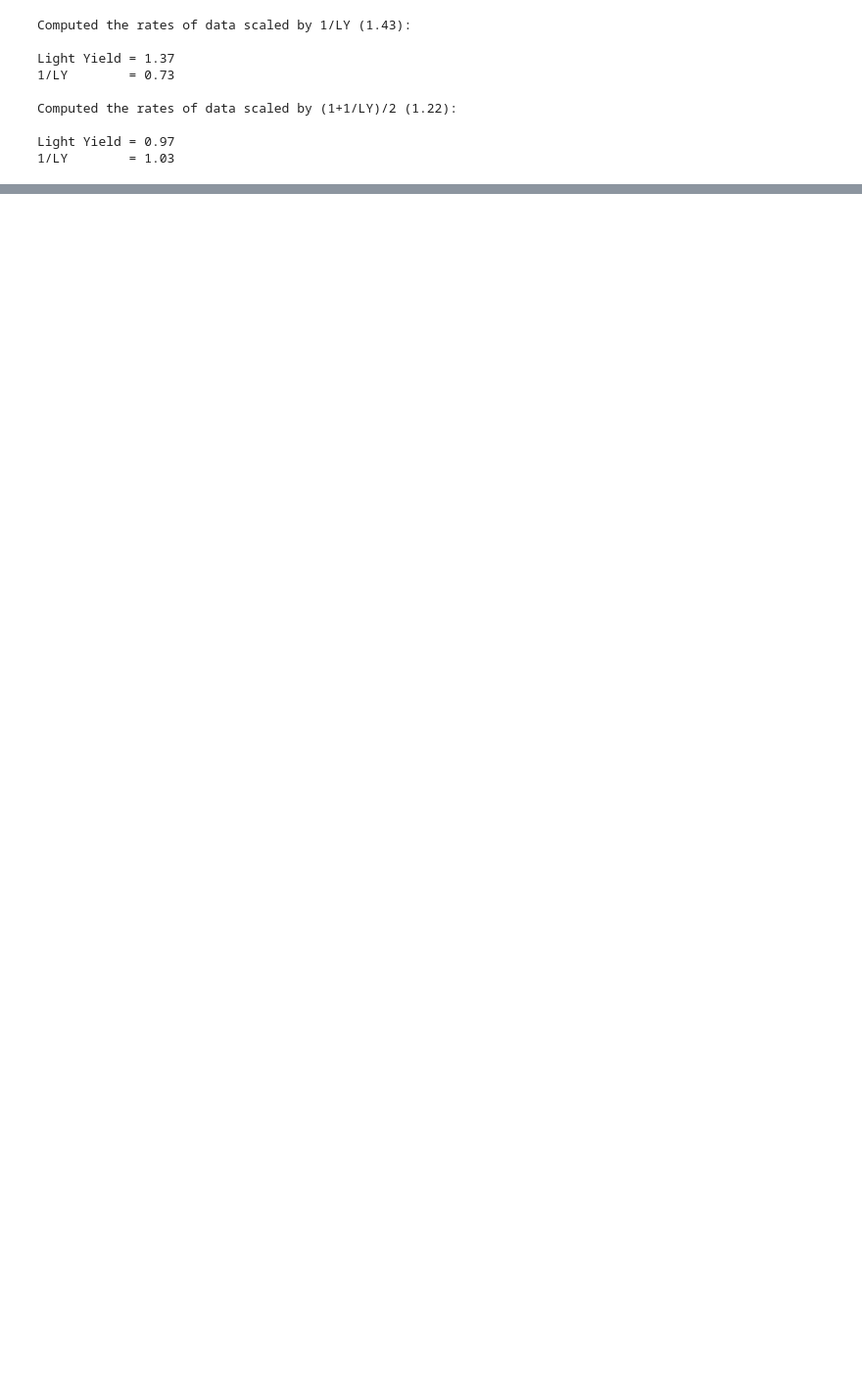
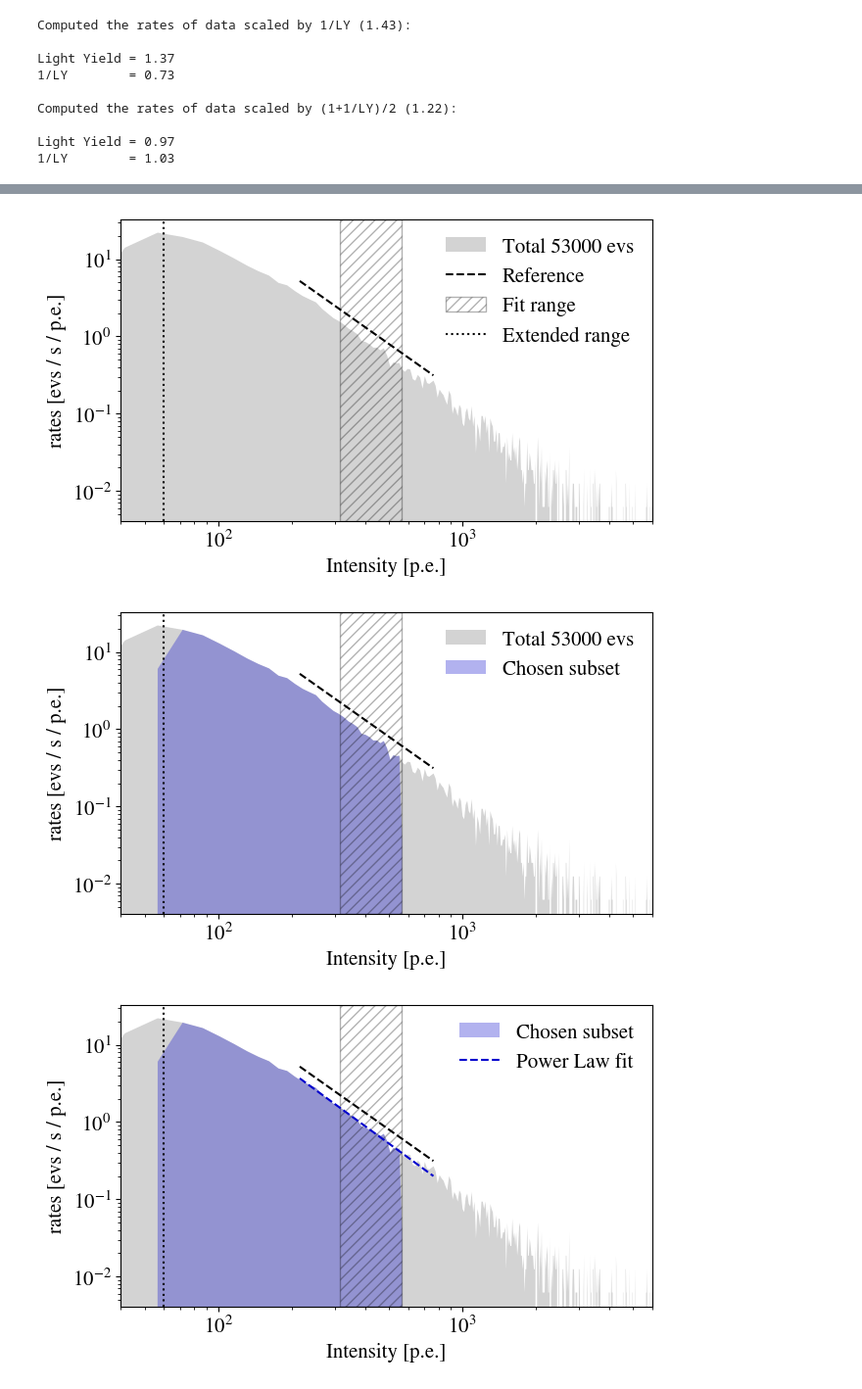
Before and after one commit to juanjq/cosmic_ray_data_correction, a Jupyter notebook: dl2_production/testing_dl1ab_changes.ipynb, the cells around one changed output, grey strips where cells are left out. Shown at 98% size. Saved outputs shown, nothing was run; the diff lists cells and outputs as text; code cells hidden in the pictures; blank space fills up the shorter version.

```diff
--- a/dl2_production/testing_dl1ab_changes.ipynb
+++ b/dl2_production/testing_dl1ab_changes.ipynb
@@ -381,7 +394,7 @@ for i in range(11):
     fig, ax = plt.subplots(figsize=(7,4))
 
     # plot total distribution
-    ax.fill_between(bins_c, rate_tot_1, color="lightgray", lw=0, label=f"Total {len(table_total_dl1)} evs" if i in [0, 1] else "")
+    ax.fill_between(bins_c, rate_tot_1, color="lightgray", lw=0, label=f"Total {len(dl1b_df_totalf)} evs" if i in [0, 1] else "")
     # plot blue distribution
     if i in [1, 2, 3, 4, 5, 7]:
         ax.fill_between(bins_c, rate_lim_1, color="mediumblue", alpha=0.3, lw=0, label=f"Chosen subset" if i in [1, 2, 5, 7, 8] else "")
@@ -412,11 +425,11 @@ for i in range(11):
         ax.axvline(reference_intensity, color="k", ls=":", label="422 p.e.")
     # arrows
     if i == 3:
-        ax.scatter([reference_intensity/2 + (reference_intensity-intensity_disp_1)/2 - 18], [reference_rates],
-                   c='r', marker=r'$\rightarrow$', s=600, label="Light Yield", zorder=10)
+        ax.scatter([reference_intensity/2 + (reference_intensity-70)/2 - 18], [reference_rates],
+                   c="r", marker=r"$\rightarrow$", s=600, label="Light Yield", zorder=10)
     if i == 7:
-        ax.scatter([reference_intensity/2 + (reference_intensity-intensity_disp_2)/2+20], [reference_rates],
-                   c='r', marker=r'$\leftarrow$', s=500, label="Light Yield", zorder=10)
+        ax.scatter([reference_intensity/2 + (reference_intensity-30)/2+20], [reference_rates],
+                   c="r", marker=r"$\leftarrow$", s=500, label="Light Yield", zorder=10)
     # blue dot
     if i in [4, 9]:
         ins.plot([1], [ly1], color="b", marker="o", ms=10, mfc="w", markeredgewidth=2)
@@ -428,34 +441,38 @@ for i in range(11):
         ax.plot(bins_space, plaw(bins_space, a_2, p_index_2), color="crimson", ls="--", label="Scaled power fit" if i in [6, 7] else "")
     # green scaled
     if i in [8]:
         ax.fill_between(bins_c, rate_lim_3, label="Subset scaled\n$\\frac{1+1/LY}{2}$", color="g", alpha=0.3, lw=0)
     # gren plaw
     if i in [8]:
         ax.plot(bins_space, plaw(bins_space, a_3, p_index_3), color="g", ls="--", label="")
     # other dots
     if i == 9:
         ins.plot([(1 + 1/ly1)/2], [ly3], color="g", marker="o", ms=10, mfc="w", markeredgewidth=2, ls="")
         ins.plot([1/ly1], [ly2], color="r", marker="o", ms=10, mfc="w", markeredgewidth=2, ls="")
 
         xp = np.linspace(-1, 3, 200)
-        ins.plot(xp, pol(xp), ':', color="k", label="Polynomial fit", zorder=-10)
-        ins.axvline(sol, color="k", ls="--", label=f"Scaling needed\n{sol:.2f}")
+        ins.plot(xp, poly_fit(xp), ":", color="k", label="Polynomial fit", zorder=-10)
+        ins.axvline(final_scaling, color="k", ls="--", label=f"Scaling needed\n{final_scaling:.2f}")
     # result
     if i == 10:
-        ax.plot(bins_c, rate_tot_f, label=f"Data scaled {sol:.2f}", color="r",)
+        ax.plot(bins_c, rate_tot_f, label=f"Data scaled {final_scaling:.2f}", color="r",)
 
     # plot legends
     if i in [0, 1, 2, 3, 5, 6, 7, 8, 10]:
         ax.legend(loc=1, frameon=False)
     if i in [9]:
         ins.legend(frameon=False)
 
 
     ax.loglog()
     ax.set_yscale("log")
     ax.set_ylabel("rates [evs / s / p.e.]")
     ax.set_xlabel("Intensity [p.e.]")
     ax.set_xlim(40, 6000)
 
-    plt.savefig(f"plots/{i}.png", dpi=300, bbox_inches='tight')
+    # plt.savefig(f"plots/{i}.png", dpi=300, bbox_inches="tight")
     plt.show()
+# %% [output]
+[figure, added]
+[figure, added]
+[figure, added]
```
Also changed, not shown: parts of 38 cells of this notebook.
